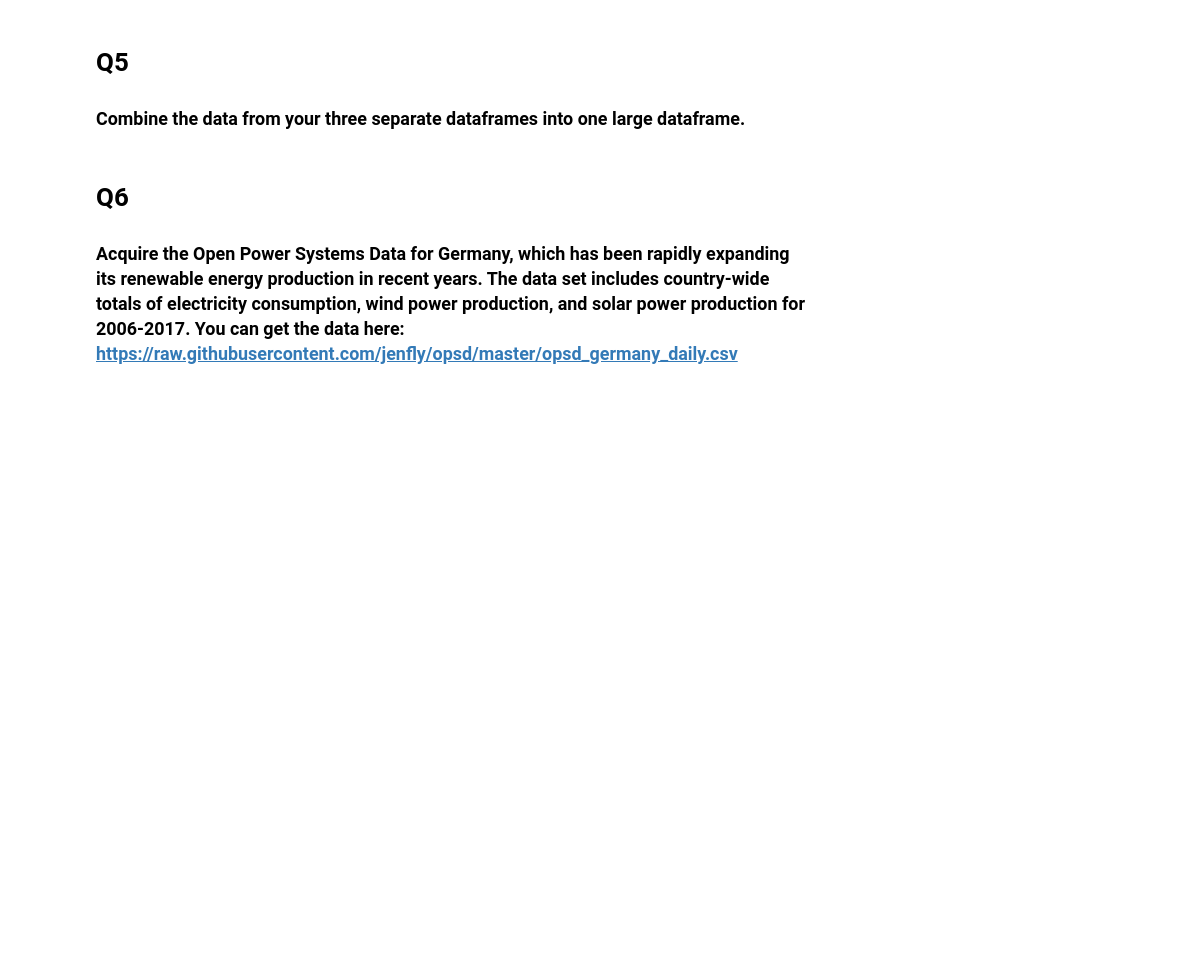
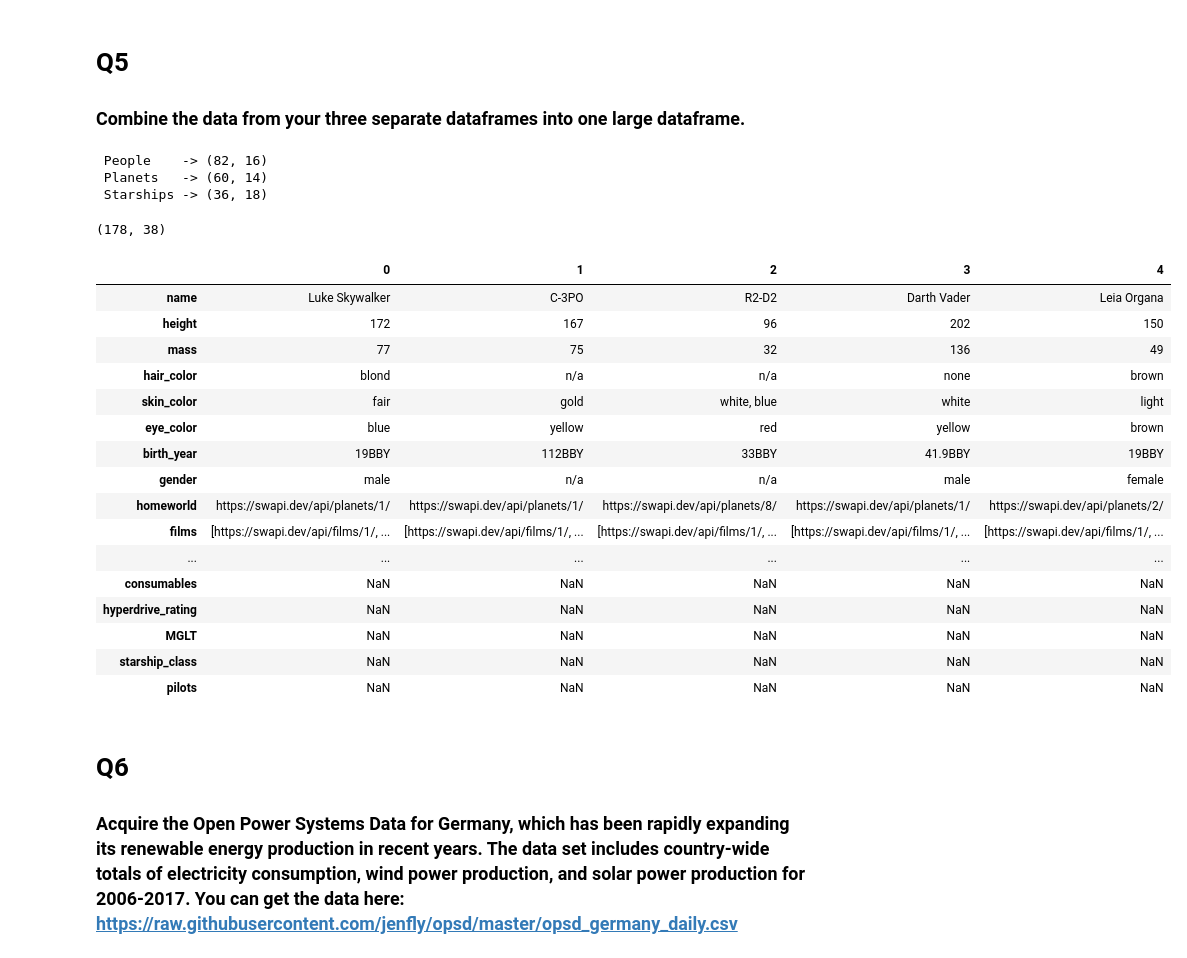
Before and after one commit to Ramiro-Lopez/time-series-exercises, a Jupyter notebook: acquire_exercise.ipynb, the cells around one changed output. Cells and saved outputs as stored; diff of their text form; code cells hidden in the pictures; blank space fills up the shorter version.

```diff
--- a/acquire_exercise.ipynb
+++ b/acquire_exercise.ipynb
@@ -369,3 +327,43 @@ df.head()
 | 2 | Sentinel-class landing craft | Sentinel-class landing craft | Sienar Fleet Systems, Cyngus Spac... | 240000 | 38 | 1000 | 5 | 75 | ... |
 | 3 | Death Star | DS-1 Orbital Battle Station | Imperial Department of Military R... | 1000000000000 | 120000 | n/a | 342,953 | 843,342 | ... |
 | 4 | Millennium Falcon | YT-1300 light freighter | Corellian Engineering Corporation | 100000 | 34.37 | 1050 | 4 | 6 | ... |
+# %%
+response = requests.get('https://swapi.dev/api/starships/') # creates a new variable and connection to the api
+
+data = response.json() # creates a variable to hold the data
+
+# Initialize a DataFrame to store the results
+starships_df = pd.DataFrame(data['results'])
+
+# Initialize variables to keep track of page
+next_page = data['next']  # Set this to the initial value to start the loop
+
+
+while next_page:
+    # Make a request to the API using the current next_page URL
+    response = requests.get(next_page)
+
+    # Check status code
+    if response.status_code == 200:
+        data = response.json()
+
+        # get information
+        number_of_starships = data['count']
+        next_page = data['next']
+        previous_page = data['previous']
+        number_of_results = len(data['results'])
+        max_page = math.ceil(number_of_starships / number_of_results)
+
+        # Concat the results to the DataFrame
+        starships_df = pd.concat([starships_df, pd.DataFrame(data['results'])]).reset_index(drop=True)
+
+        # Print information about the current page
+        print(f'number_of_starships: {number_of_starships}')
+        print(f'next_page: {next_page}')
+        print(f'previous_page: {previous_page}')
+        print(f'number_of_results: {number_of_results}')
+        print(f'max_page: {max_page}')
+    else:
+        # Handle the case where the request was not successful (e.g., handle errors)
+        print(f"Request failed with status code {response.status_code}")
+        break  # Exit the loop if there's an issue with the request
@@ -383,3 +418,36 @@ df.head()
+# %%
+print(f' People    -> {people_df.shape}')
+print(f' Planets   -> {planets_df.shape}')
+print(f' Starships -> {starships_df.shape}')
+# %% [output]
+ People    -> (82, 16)
+ Planets   -> (60, 14)
+ Starships -> (36, 18)
+# %%
+df_star_wars = pd.concat([people_df, planets_df, starships_df], axis=0)
+df_star_wars.shape
+# %% [output]
+(178, 38)
+# %%
+df_star_wars.head().T
+# %% [output]
+|  | 0 | 1 | 2 | 3 | 4 |
+| name | Luke Skywalker | C-3PO | R2-D2 | Darth Vader | Leia Organa |
+| height | 172 | 167 | 96 | 202 | 150 |
+| mass | 77 | 75 | 32 | 136 | 49 |
+| hair_color | blond | n/a | n/a | none | brown |
+| skin_color | fair | gold | white, blue | white | light |
+| eye_color | blue | yellow | red | yellow | brown |
+| birth_year | 19BBY | 112BBY | 33BBY | 41.9BBY | 19BBY |
+| gender | male | n/a | n/a | male | female |
+| homeworld | https://swapi.dev/api/planets/1/ | https://swapi.dev/api/planets/1/ | https://swapi.dev/api/planets/8/ | https://swapi.dev/api/planets/1/ | https://swapi.dev/api/planets/2/ |
+| films | [https://swapi.dev/api/films/1/, ... | [https://swapi.dev/api/films/1/, ... | [https://swapi.dev/api/films/1/, ... | [https://swapi.dev/api/films/1/, ... | [https://swapi.dev/api/films/1/, ... |
+| ... | ... | ... | ... | ... | ... |
+| consumables | NaN | NaN | NaN | NaN | NaN |
+| hyperdrive_rating | NaN | NaN | NaN | NaN | NaN |
+| MGLT | NaN | NaN | NaN | NaN | NaN |
+| starship_class | NaN | NaN | NaN | NaN | NaN |
+| pilots | NaN | NaN | NaN | NaN | NaN |
 # %% [markdown]
 # Q6
 ### Acquire the Open Power Systems Data for Germany, which has been rapidly expanding its renewable energy production in recent years. The data set includes country-wide totals of electricity consumption, wind power production, and solar power production for 2006-2017. You can get the data here: https://raw.githubusercontent.com/jenfly/opsd/master/opsd_germany_daily.csv
```
Also changed, not shown: parts of 44 cells of this notebook.
